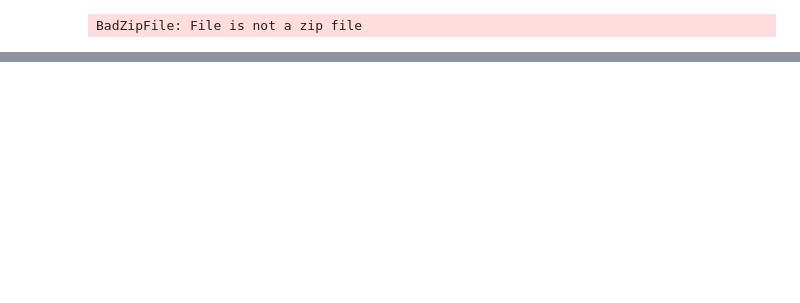
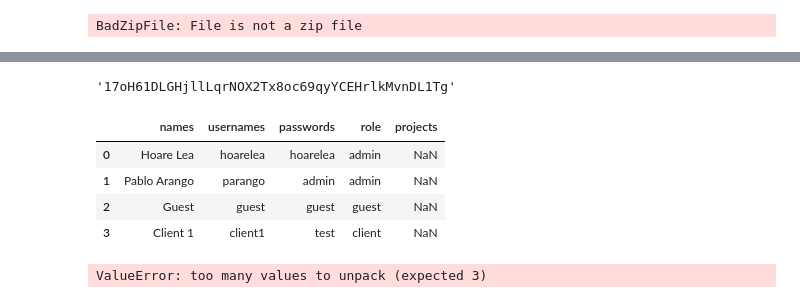
Before and after one commit to monsieurpablo/streamlit-dasboard, a Jupyter notebook: test_dahboard.ipynb, the cells around one changed output, grey strips where cells are left out. Drawn from its saved outputs; the diff is of its cells as text; code cells hidden in the pictures; blank space fills up the shorter version.

```diff
--- a/test_dahboard.ipynb
+++ b/test_dahboard.ipynb
@@ -361,0 +386,21 @@ BadZipFile: File is not a zip file
+# %%
+import os
+
+# os.environ["GSHEET_ID"] = "17oH61DLGHjllLqrNOX2Tx8oc69qyYCEHrlkMvnDL1Tg"
+sheet_id = os.environ["GSHEET_ID"]
+sheet_id
+# %% [output]
+'17oH61DLGHjllLqrNOX2Tx8oc69qyYCEHrlkMvnDL1Tg'
+# %%
+df = read_gsheets(sheet_id, 'Users')
+df
+# %% [output]
+|  | names | usernames | passwords | role | projects |
+| 0 | Hoare Lea | hoarelea | hoarelea | admin | NaN |
+| 1 | Pablo Arango | parango | admin | admin | NaN |
+| 2 | Guest | guest | guest | guest | NaN |
+| 3 | Client 1 | client1 | test | client | NaN |
+# %%
+names, users, passwords = df[['name', 'username', 'password']].values.tolist()
+# %% [output]
+ValueError: too many values to unpack (expected 3)
```
Also changed, not shown: parts of 6 cells of this notebook, 12 other files.
